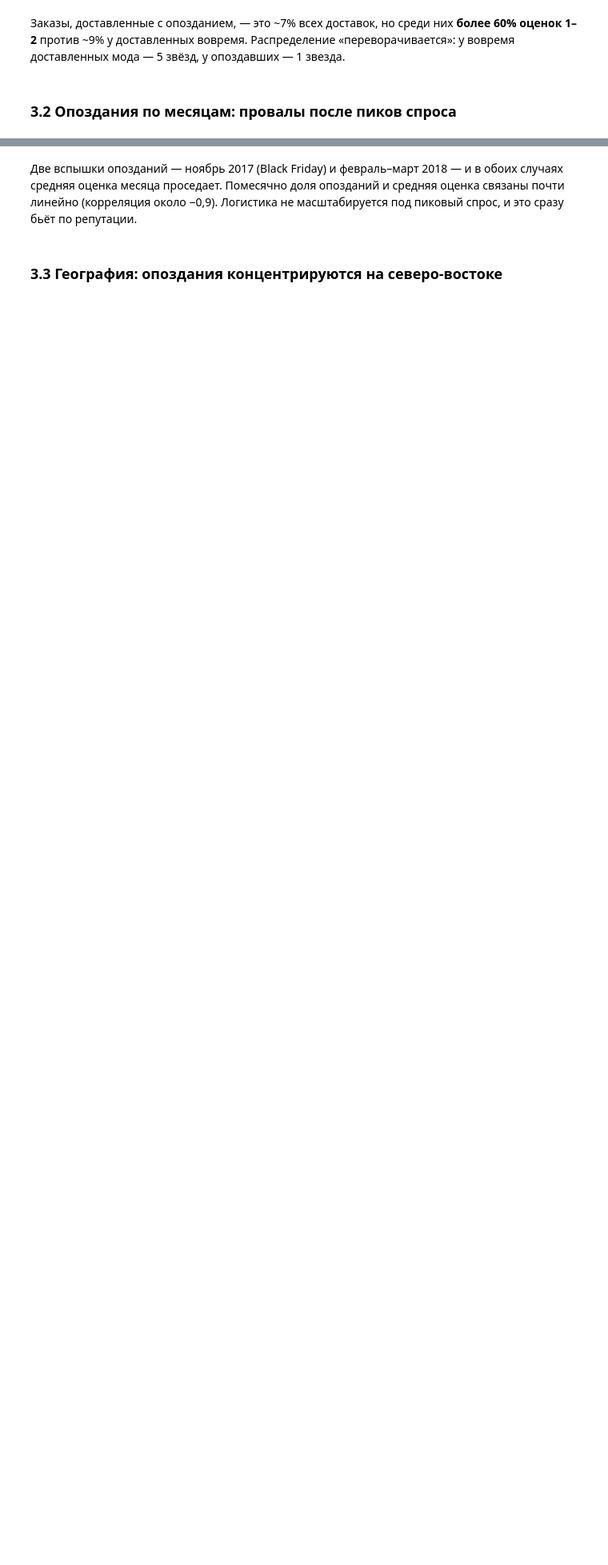
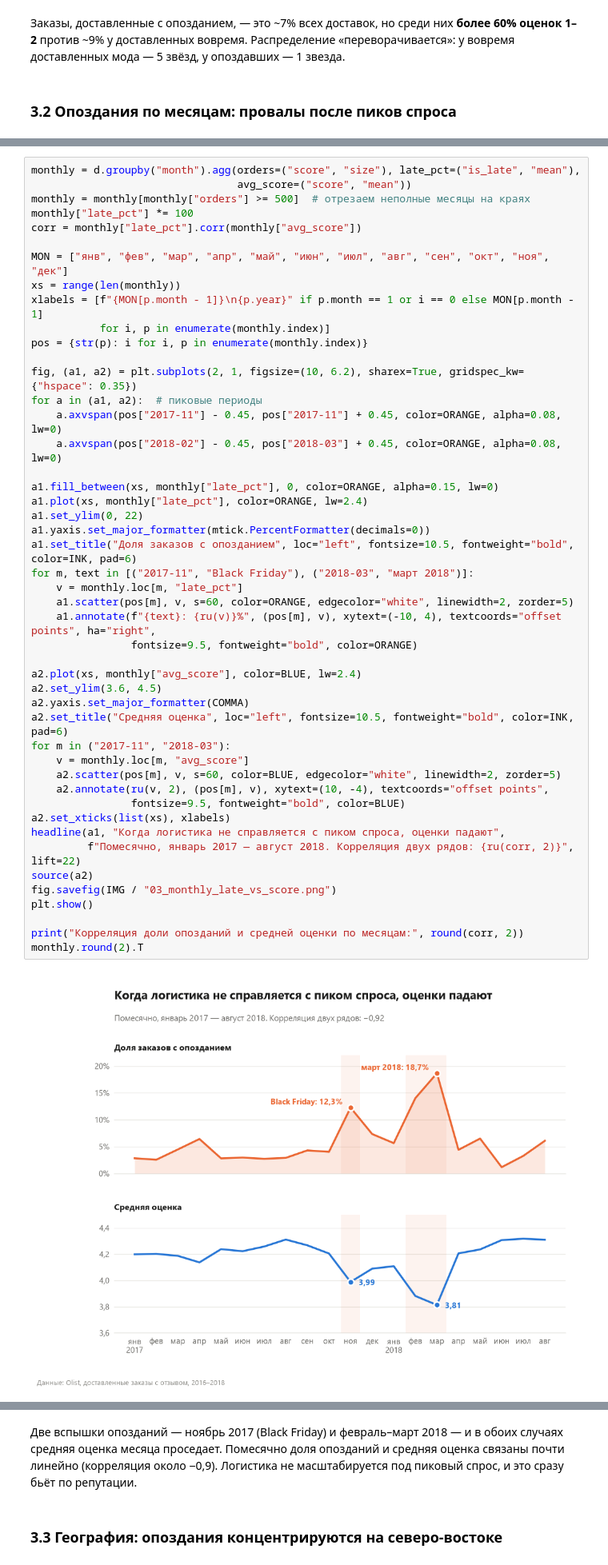
Before and after one commit to Sorama4012/olist-review-analysis, a Jupyter notebook: analysis.ipynb, the cells around one changed output, grey strips where cells are left out. Shown at 80% size. Cells and saved outputs as stored; diff of their text form; blank space fills up the shorter version.

```diff
--- a/analysis.ipynb
+++ b/analysis.ipynb
@@ -303,0 +344,49 @@ monthly.round(2).T
+# %%
+monthly = d.groupby("month").agg(orders=("score", "size"), late_pct=("is_late", "mean"),
+                                 avg_score=("score", "mean"))
+monthly = monthly[monthly["orders"] >= 500]  # отрезаем неполные месяцы на краях
+monthly["late_pct"] *= 100
+corr = monthly["late_pct"].corr(monthly["avg_score"])
+
+MON = ["янв", "фев", "мар", "апр", "май", "июн", "июл", "авг", "сен", "окт", "ноя", "дек"]
+xs = range(len(monthly))
+xlabels = [f"{MON[p.month - 1]}\n{p.year}" if p.month == 1 or i == 0 else MON[p.month - 1]
+           for i, p in enumerate(monthly.index)]
+pos = {str(p): i for i, p in enumerate(monthly.index)}
+
+fig, (a1, a2) = plt.subplots(2, 1, figsize=(10, 6.2), sharex=True, gridspec_kw={"hspace": 0.35})
+for a in (a1, a2):  # пиковые периоды
+    a.axvspan(pos["2017-11"] - 0.45, pos["2017-11"] + 0.45, color=ORANGE, alpha=0.08, lw=0)
+    a.axvspan(pos["2018-02"] - 0.45, pos["2018-03"] + 0.45, color=ORANGE, alpha=0.08, lw=0)
+
+a1.fill_between(xs, monthly["late_pct"], 0, color=ORANGE, alpha=0.15, lw=0)
+a1.plot(xs, monthly["late_pct"], color=ORANGE, lw=2.4)
+a1.set_ylim(0, 22)
+a1.yaxis.set_major_formatter(mtick.PercentFormatter(decimals=0))
+a1.set_title("Доля заказов с опозданием", loc="left", fontsize=10.5, fontweight="bold", color=INK, pad=6)
+for m, text in [("2017-11", "Black Friday"), ("2018-03", "март 2018")]:
+    v = monthly.loc[m, "late_pct"]
+    a1.scatter(pos[m], v, s=60, color=ORANGE, edgecolor="white", linewidth=2, zorder=5)
+    a1.annotate(f"{text}: {ru(v)}%", (pos[m], v), xytext=(-10, 4), textcoords="offset points", ha="right",
+                fontsize=9.5, fontweight="bold", color=ORANGE)
+
+a2.plot(xs, monthly["avg_score"], color=BLUE, lw=2.4)
+a2.set_ylim(3.6, 4.5)
+a2.yaxis.set_major_formatter(COMMA)
+a2.set_title("Средняя оценка", loc="left", fontsize=10.5, fontweight="bold", color=INK, pad=6)
+for m in ("2017-11", "2018-03"):
+    v = monthly.loc[m, "avg_score"]
+    a2.scatter(pos[m], v, s=60, color=BLUE, edgecolor="white", linewidth=2, zorder=5)
+    a2.annotate(ru(v, 2), (pos[m], v), xytext=(10, -4), textcoords="offset points",
+                fontsize=9.5, fontweight="bold", color=BLUE)
+a2.set_xticks(list(xs), xlabels)
+headline(a1, "Когда логистика не справляется с пиком спроса, оценки падают",
+         f"Помесячно, январь 2017 — август 2018. Корреляция двух рядов: {ru(corr, 2)}", lift=22)
+source(a2)
+fig.savefig(IMG / "03_monthly_late_vs_score.png")
+plt.show()
+
+print("Корреляция доли опозданий и средней оценки по месяцам:", round(corr, 2))
+monthly.round(2).T
+# %% [output]
+[figure, added]
```
Also changed, not shown: parts of 11 cells of this notebook, 5 other files.
